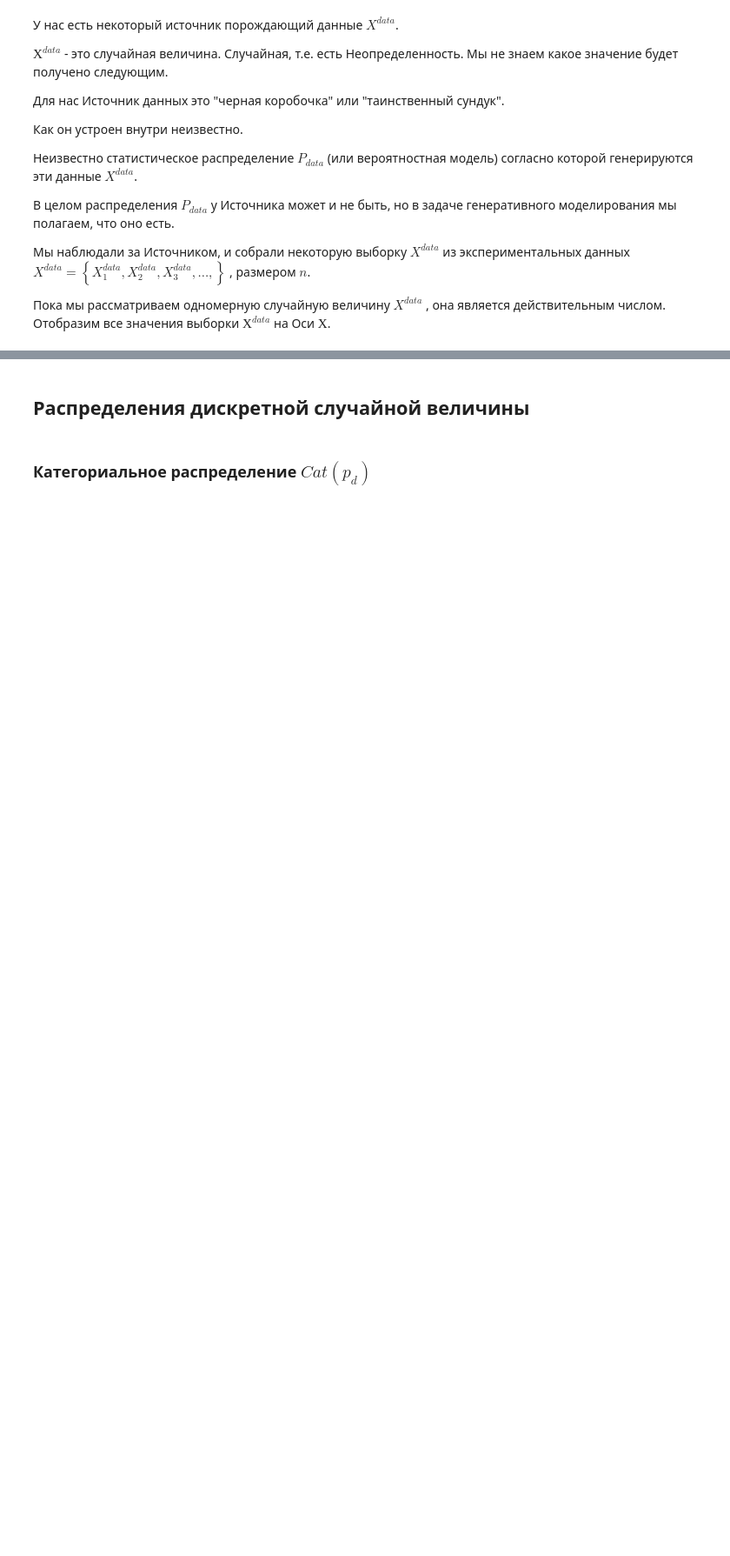
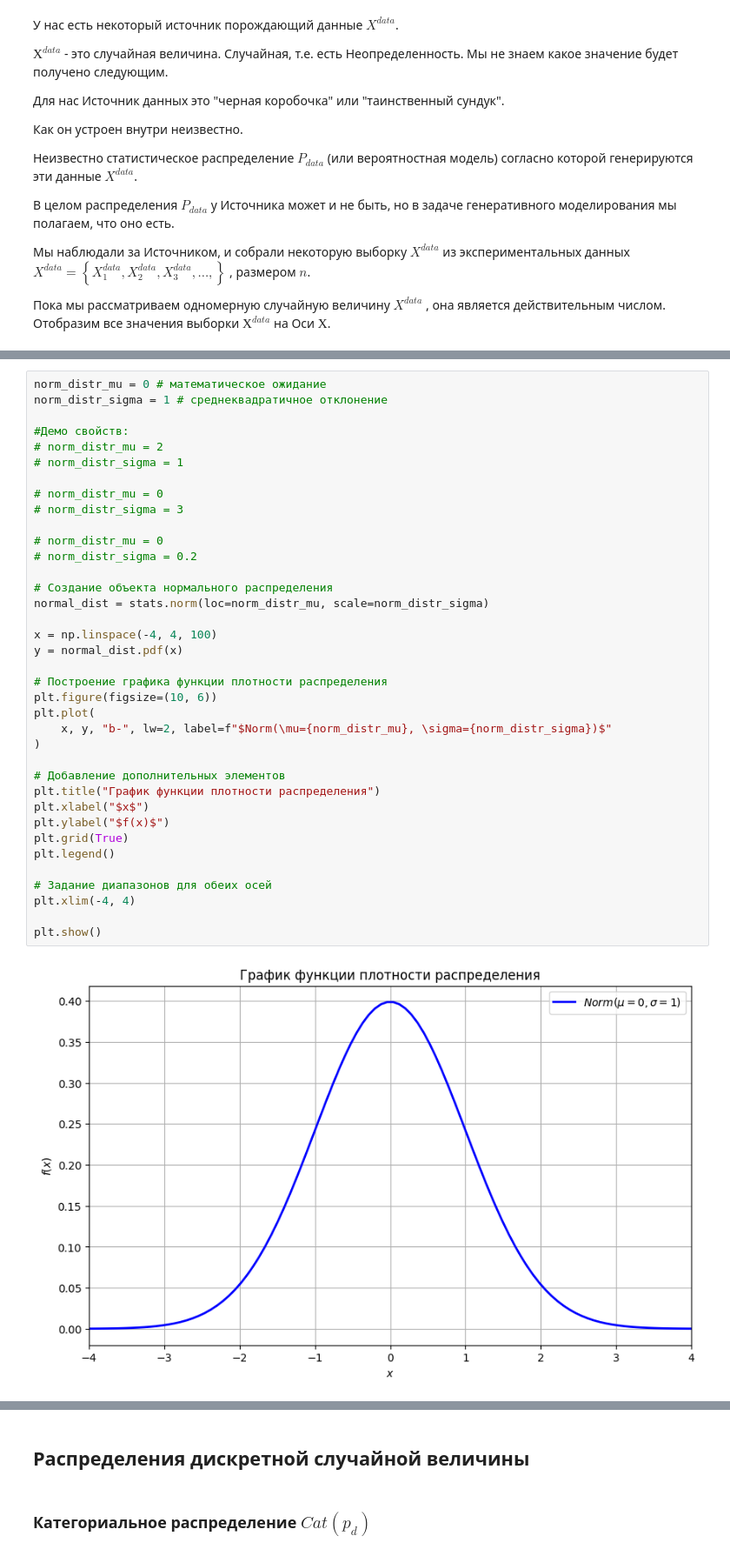
Before and after one commit to deniskirbaba/image-processing-and-generation, a Jupyter notebook: lesson materials/intro_to_generation/Intro to generative modeling.ipynb, the cells around one changed output, grey strips where cells are left out. Shown at 87% size. Drawn from its saved outputs; the diff is of its cells as text; blank space fills up the shorter version.

Commit message:
feat: Вычитать материал до нормального распредления
Вычитать материал до нормального распредления

```diff
--- a/lesson materials/intro_to_generation/Intro to generative modeling.ipynb
+++ b/lesson materials/intro_to_generation/Intro to generative modeling.ipynb
@@ -113,0 +166,39 @@ PMF - функция $f(x)$, возвращающая вероятность $P$
+# %%
+norm_distr_mu = 0 # математическое ожидание
+norm_distr_sigma = 1 # среднеквадратичное отклонение
+
+#Демо свойств:
+# norm_distr_mu = 2
+# norm_distr_sigma = 1
+
+# norm_distr_mu = 0
+# norm_distr_sigma = 3
+
+# norm_distr_mu = 0
+# norm_distr_sigma = 0.2
+
+# Создание объекта нормального распределения
+normal_dist = stats.norm(loc=norm_distr_mu, scale=norm_distr_sigma)
+
+x = np.linspace(-4, 4, 100)
+y = normal_dist.pdf(x)
+
+# Построение графика функции плотности распределения
+plt.figure(figsize=(10, 6))
+plt.plot(
+    x, y, "b-", lw=2, label=f"$Norm(\mu={norm_distr_mu}, \sigma={norm_distr_sigma})$"
+)
+
+# Добавление дополнительных элементов
+plt.title("График функции плотности распределения")
+plt.xlabel("$x$")
+plt.ylabel("$f(x)$")
+plt.grid(True)
+plt.legend()
+
+# Задание диапазонов для обеих осей
+plt.xlim(-4, 4)
+
+plt.show()
+# %% [output]
+[figure, added]
```
Also changed, not shown: parts of 23 cells of this notebook, 1 other file.
